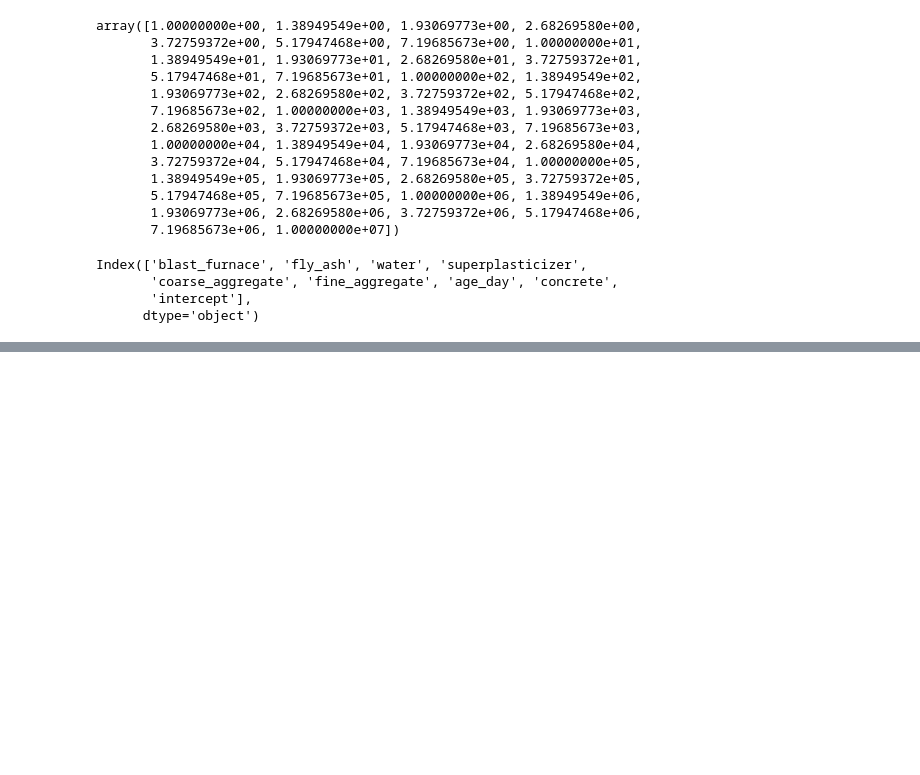
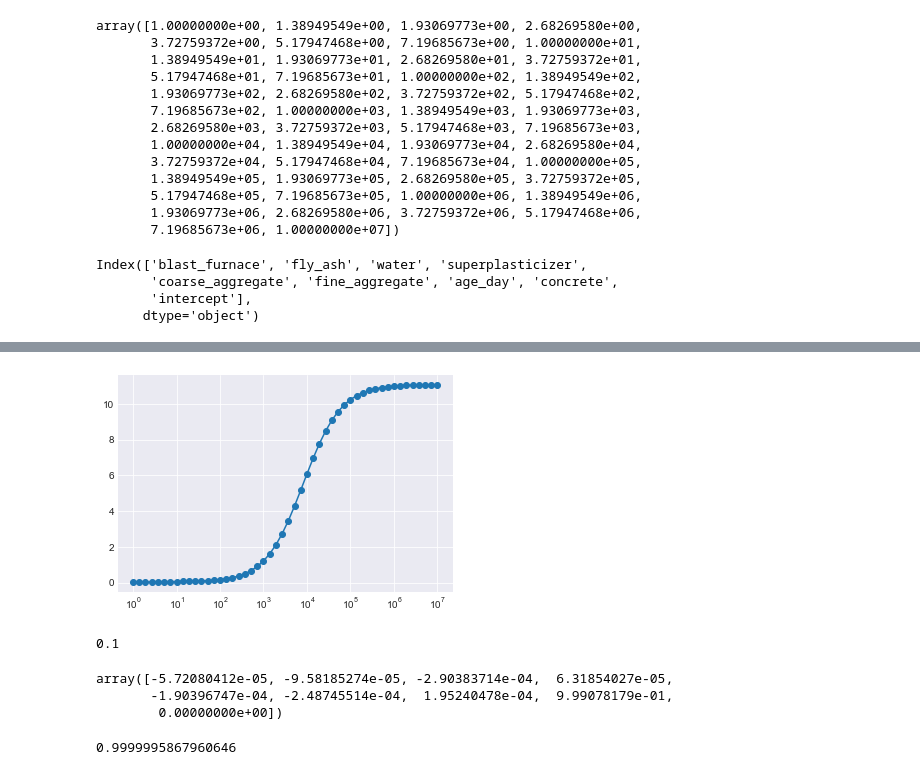
Before and after one commit to Denniels/Machine_Learning, a Jupyter notebook: concret.ipynb, the cells around one changed output, grey strips where cells are left out. Cells and saved outputs as stored; diff of their text form; code cells hidden in the pictures; blank space fills up the shorter version.

```diff
--- a/concret.ipynb
+++ b/concret.ipynb
@@ -145,0 +157,6 @@ for a in alphas:
+# %%
+ax = plt.gca()
+plt.plot(alphas, np.sqrt(cv_err_ridge), 'o-')
+ax.set_xscale('log')
+# %% [output]
+[figure, added]
@@ -145,0 +166,14 @@ for a in alphas:
+# %%
+model_ridge_cv.alpha_
+# %% [output]
+0.1
+# %%
+model_ridge_cv.coef_
+# %% [output]
+array([-5.72080412e-05, -9.58185274e-05, -2.90383714e-04,  6.31854027e-05,
+       -1.90396747e-04, -2.48745514e-04,  1.95240478e-04,  9.99078179e-01,
+        0.00000000e+00])
+# %%
+print(r2_score(model_ridge_cv.predict(X_test), y_test))
+# %% [output]
+0.9999995867960646
```
Also changed, not shown: parts of 18 cells of this notebook.
